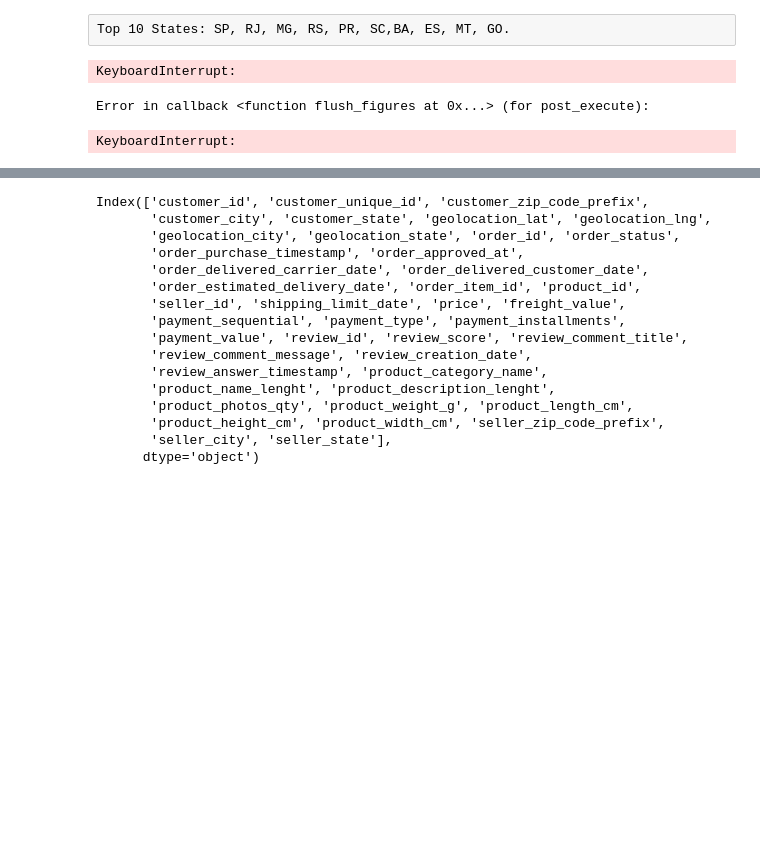
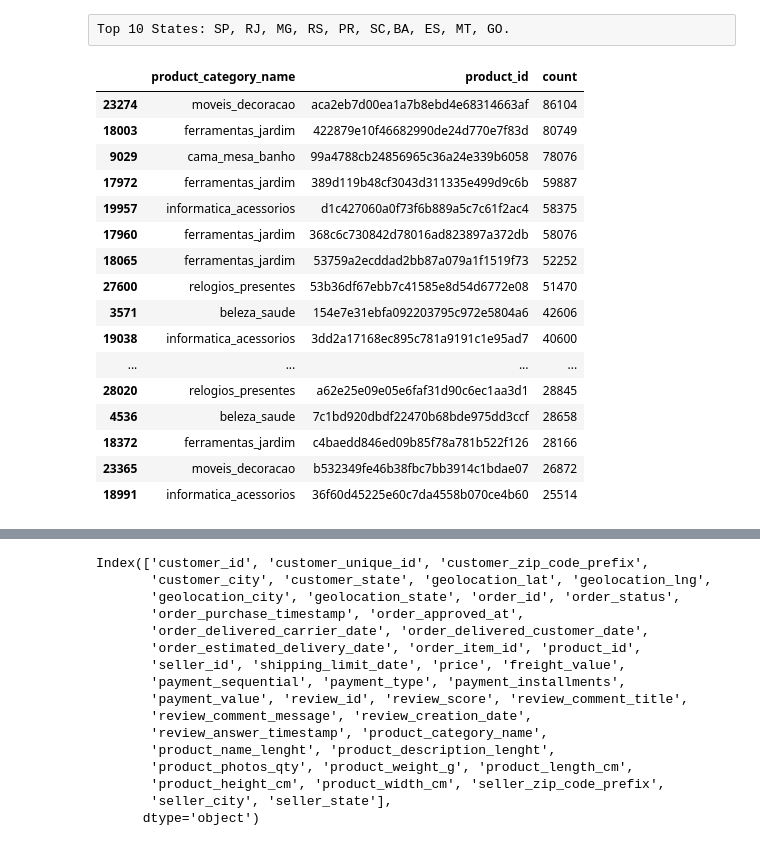
Before and after one commit to JamesLi197412/eCommerce_analysis, a Jupyter notebook: Brazillian E-Commerce.ipynb, the cells around one changed output, grey strips where cells are left out. Drawn from its saved outputs; the diff is of its cells as text; code cells hidden in the pictures; blank space fills up the shorter version.

```diff
--- a/Brazillian E-Commerce.ipynb
+++ b/Brazillian E-Commerce.ipynb
@@ -375,22 +356,2 @@ bar_plot(payments_geo,'total')
 # %% [raw]
 Top 10 States: SP, RJ, MG, RS, PR, SC,BA, ES, MT, GO.
-# %%
-products_favor = customers_order.groupby(['product_id'])['payment_value'].agg(['count']).reset_index().sort_values(by = 'count', ascending=False)
-# Plot the top 10 favorite products
-# Set default figure size.
-plt.rcParams['figure.figsize'] = (8, 5)
-
-fig, ax = plt.subplots(figsize = (10,10))
-
-ax.bar(
-    x=products_favor.product_id.values,
-    height=products_favor['count'],
-    tick_label='product_id'
-)
-
-# Make the chart fill out the figure better.
-fig.tight_layout()
-# %% [output]
-KeyboardInterrupt:
-Error in callback <function flush_figures at 0x...> (for post_execute):
-KeyboardInterrupt:
@@ -400,0 +358,23 @@ sales = customers_order[]
+# %%
+# Top 20 Products
+products_sales = customers_order.groupby(['product_category_name','product_id'])['payment_value'].agg(['count']).reset_index().sort_values(by = 'count', ascending= False)
+
+products_sales.head(20)
+# %% [output]
+|  | product_category_name | product_id | count |
+| 23274 | moveis_decoracao | aca2eb7d00ea1a7b8ebd4e68314663af | 86104 |
+| 18003 | ferramentas_jardim | 422879e10f46682990de24d770e7f83d | 80749 |
+| 9029 | cama_mesa_banho | 99a4788cb24856965c36a24e339b6058 | 78076 |
+| 17972 | ferramentas_jardim | 389d119b48cf3043d311335e499d9c6b | 59887 |
+| 19957 | informatica_acessorios | d1c427060a0f73f6b889a5c7c61f2ac4 | 58375 |
+| 17960 | ferramentas_jardim | 368c6c730842d78016ad823897a372db | 58076 |
+| 18065 | ferramentas_jardim | 53759a2ecddad2bb87a079a1f1519f73 | 52252 |
+| 27600 | relogios_presentes | 53b36df67ebb7c41585e8d54d6772e08 | 51470 |
+| 3571 | beleza_saude | 154e7e31ebfa092203795c972e5804a6 | 42606 |
+| 19038 | informatica_acessorios | 3dd2a17168ec895c781a9191c1e95ad7 | 40600 |
+| ... | ... | ... | ... |
+| 28020 | relogios_presentes | a62e25e09e05e6faf31d90c6ec1aa3d1 | 28845 |
+| 4536 | beleza_saude | 7c1bd920dbdf22470b68bde975dd3ccf | 28658 |
+| 18372 | ferramentas_jardim | c4baedd846ed09b85f78a781b522f126 | 28166 |
+| 23365 | moveis_decoracao | b532349fe46b38fbc7bb3914c1bdae07 | 26872 |
+| 18991 | informatica_acessorios | 36f60d45225e60c7da4558b070ce4b60 | 25514 |
```
Also changed, not shown: parts of 13 cells of this notebook, 1 other file.
